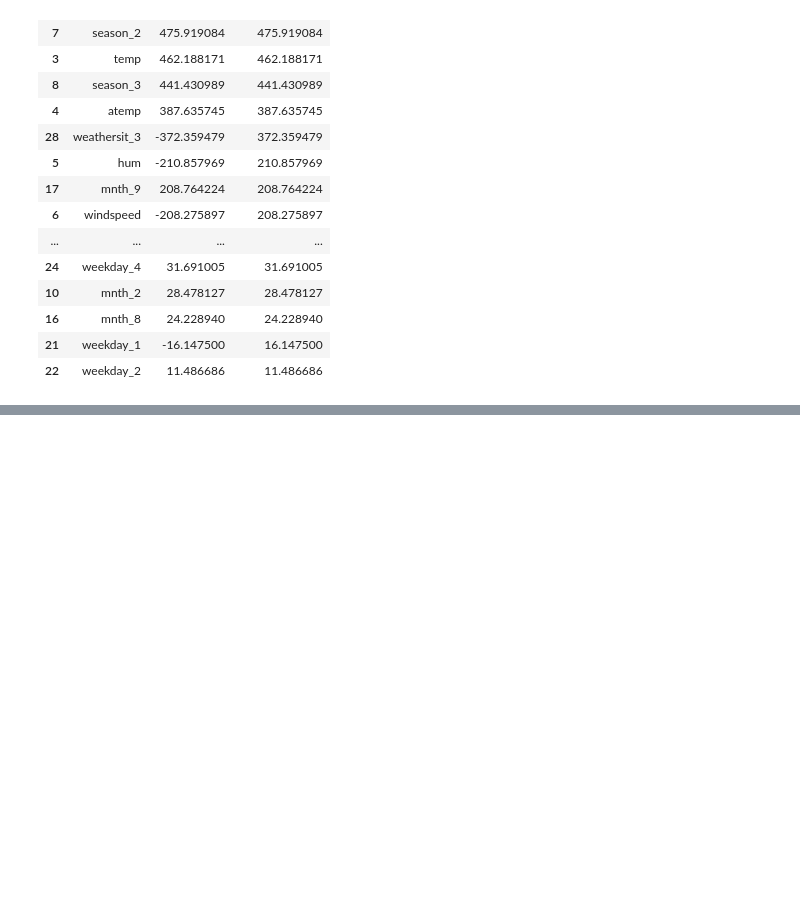
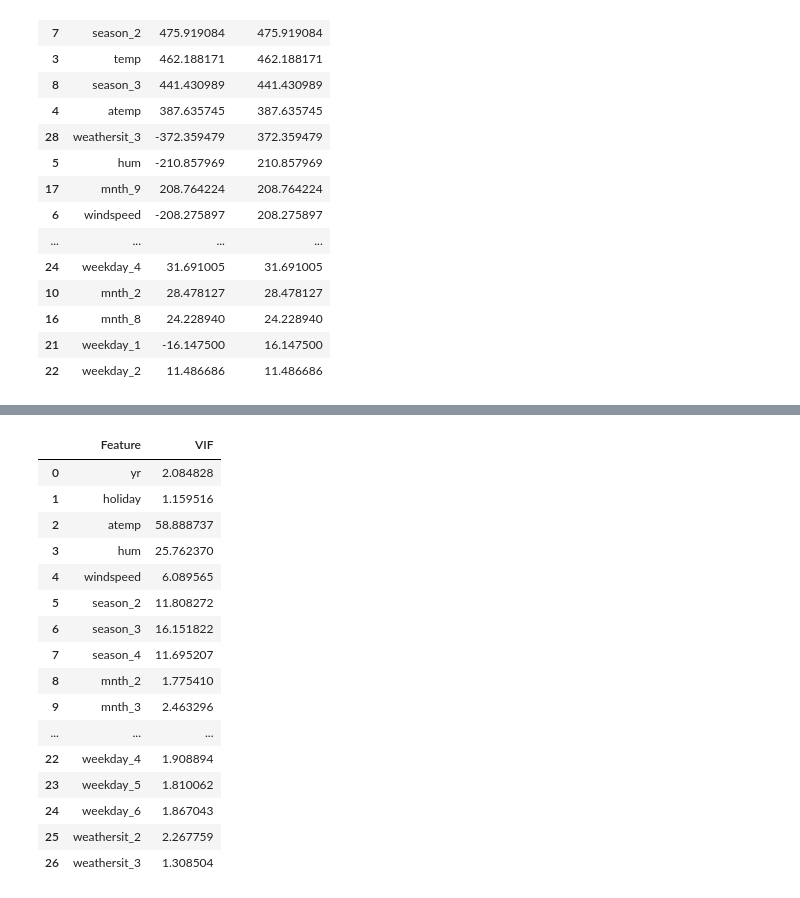
Before and after one commit to purnima928/LogicMojo-AI-ML-June26-Purnima928, a Jupyter notebook: notebooks/bike_rental.ipynb, the cells around one changed output, grey strips where cells are left out. Saved outputs shown, nothing was run; the diff lists cells and outputs as text; code cells hidden in the pictures; blank space fills up the shorter version.

```diff
--- a/notebooks/bike_rental.ipynb
+++ b/notebooks/bike_rental.ipynb
@@ -536,0 +646,2 @@ vif
+# %%
+X_train.drop(columns=["temp"], inplace=True)
@@ -536,0 +714,34 @@ vif
+# %%
+from statsmodels.stats.outliers_influence import variance_inflation_factor
+
+vif = pd.DataFrame()
+
+vif["Feature"] = X_train.columns
+
+vif["VIF"] = [
+    variance_inflation_factor(
+        X_train.values,
+        i
+    )
+    for i in range(X_train.shape[1])
+]
+
+vif
+# %% [output]
+|  | Feature | VIF |
+| 0 | yr | 2.084828 |
+| 1 | holiday | 1.159516 |
+| 2 | atemp | 58.888737 |
+| 3 | hum | 25.762370 |
+| 4 | windspeed | 6.089565 |
+| 5 | season_2 | 11.808272 |
+| 6 | season_3 | 16.151822 |
+| 7 | season_4 | 11.695207 |
+| 8 | mnth_2 | 1.775410 |
+| 9 | mnth_3 | 2.463296 |
+| ... | ... | ... |
+| 22 | weekday_4 | 1.908894 |
+| 23 | weekday_5 | 1.810062 |
+| 24 | weekday_6 | 1.867043 |
+| 25 | weathersit_2 | 2.267759 |
+| 26 | weathersit_3 | 1.308504 |
```
Also changed, not shown: parts of 18 cells of this notebook.
